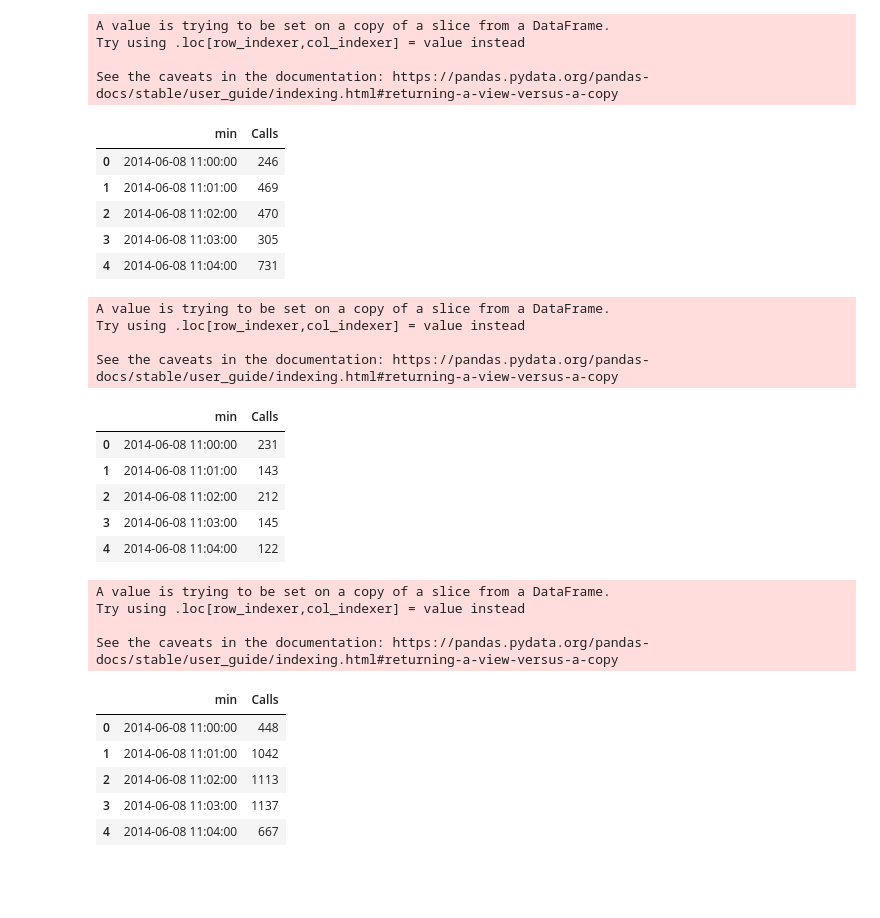
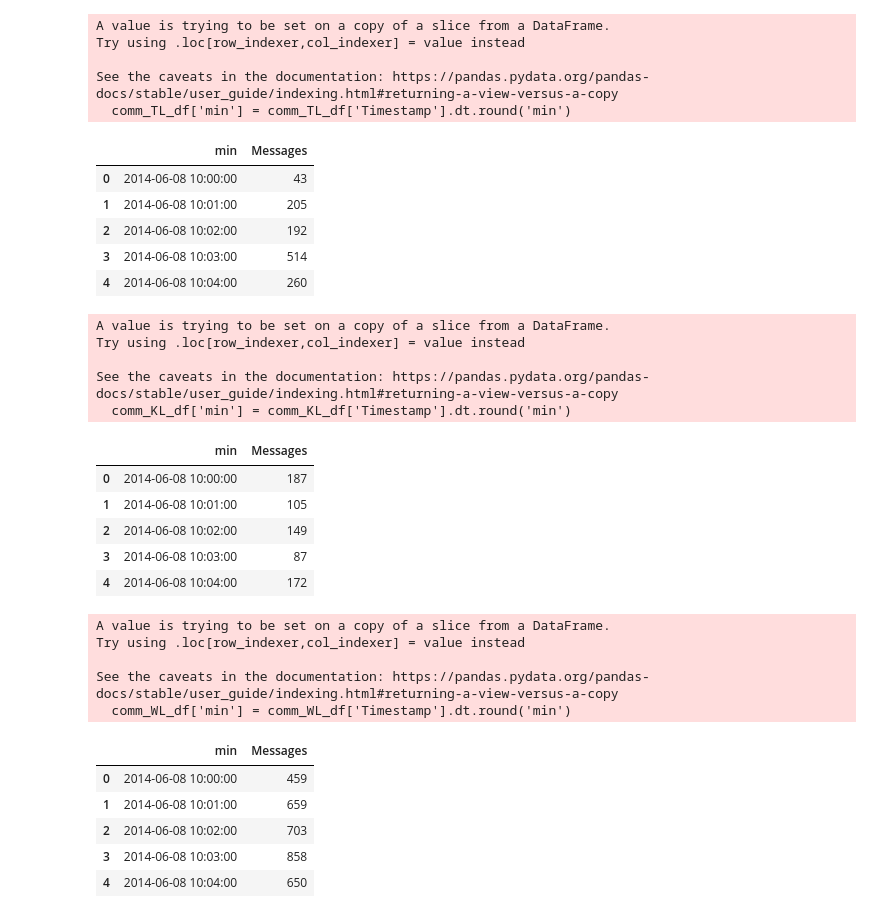
Before and after one commit to CelestialSloth/csc235-hw02, a Jupyter notebook: messages_location.ipynb, the cells around one changed output. Cells and saved outputs as stored; diff of their text form; code cells hidden in the pictures; blank space fills up the shorter version.

```diff
--- a/calls_location.ipynb
+++ b/messages_location.ipynb
@@ -2,10 +2,15 @@
 import plotly.express as px, pandas as pd
 import plotly.graph_objects as go
 from plotly.subplots import make_subplots
+# %%
+#Filter date range
+start_date = '2014-06-08 10:00:00'
+end_date = '2014-06-08 13:00:00'
+
+comm_sun_df = pd.read_csv('hw02-data/Communication Data/comm-data-Sun.csv')
+comm_sun_df['Timestamp'] = pd.to_datetime(comm_sun_df['Timestamp'])
 # %%
-#Amount of calls per minute on Sunday btw 11:30-12:30 for #For 'Entry Corridor'
-comm_sun_df = pd.read_csv('hw02-data/Communication_data/comm-data-Sun.csv')
-comm_sun_df['Timestamp'] = pd.to_datetime(comm_sun_df['Timestamp'])
+#Amount of messages per minute on Sunday btw 11:30-12:30 for #For 'Entry Corridor'
 mask_EC = (comm_sun_df['location'] == 'Entry Corridor')
 comm_EC_df = comm_sun_df.loc[mask_EC]
 comm_EC_df.head()
@@ -14,13 +19,11 @@ comm_EC_df.head()
 comm_EC_df['min'] = comm_EC_df['Timestamp'].dt.round('min')
 
 #Filter date range
-start_date = '2014-06-08 11:00:00'
-end_date = '2014-06-08 13:00:00'
 mask = (comm_EC_df['Timestamp'] >= start_date) & (comm_EC_df['Timestamp'] <= end_date)
 comm_EC_noon_df = comm_EC_df.loc[mask]
 
 #Group by minute
-comm_EC_noon_df = comm_EC_noon_df.groupby('min').size().reset_index(name='Calls')
+comm_EC_noon_df = comm_EC_noon_df.groupby('min').size().reset_index(name='Messages')
 
 comm_EC_noon_df.head()
 # %% [output]
@@ -37,39 +41,34 @@ See the caveats in the documentation: https://pandas.pydata.org/pandas-docs/stab
 # %%
-#Amount of calls per minute on Sunday btw 11:30-12:30 for #For 'Tundra Land'
-comm_sun_df = pd.read_csv('hw02-data/Communication_data/comm-data-Sun.csv')
-comm_sun_df['Timestamp'] = pd.to_datetime(comm_sun_df['Timestamp'])
+#Amount of messages per minute on Sunday btw 11:30-12:30 for #For 'Tundra Land'
 mask_TL = (comm_sun_df['location'] == 'Tundra Land')
 comm_TL_df = comm_sun_df.loc[mask_TL]
 comm_TL_df.head()
 
 #filter by time
 comm_TL_df['min'] = comm_TL_df['Timestamp'].dt.round('min')
 
 #Filter date range
-start_date = '2014-06-08 11:00:00'
-end_date = '2014-06-08 13:00:00'
 mask = (comm_TL_df['Timestamp'] >= start_date) & (comm_TL_df['Timestamp'] <= end_date)
 comm_TL_noon_df = comm_TL_df.loc[mask]
 
 #Group by minute
-comm_TL_noon_df = comm_TL_noon_df.groupby('min').size().reset_index(name='Calls')
+comm_TL_noon_df = comm_TL_noon_df.groupby('min').size().reset_index(name='Messages')
 
 comm_TL_noon_df.head()
 # %% [output]
 A value is trying to be set on a copy of a slice from a DataFrame.
 Try using .loc[row_indexer,col_indexer] = value instead
 
 See the caveats in the documentation: https://pandas.pydata.org/pandas-docs/stable/user_guide/indexing.html#returning-a-view-versus-a-copy
+  comm_TL_df['min'] = comm_TL_df['Timestamp'].dt.round('min')
-|  | min | Calls |
-| 0 | 2014-06-08 11:00:00 | 246 |
-| 1 | 2014-06-08 11:01:00 | 469 |
-| 2 | 2014-06-08 11:02:00 | 470 |
-| 3 | 2014-06-08 11:03:00 | 305 |
-| 4 | 2014-06-08 11:04:00 | 731 |
+|  | min | Messages |
+| 0 | 2014-06-08 10:00:00 | 43 |
+| 1 | 2014-06-08 10:01:00 | 205 |
+| 2 | 2014-06-08 10:02:00 | 192 |
+| 3 | 2014-06-08 10:03:00 | 514 |
+| 4 | 2014-06-08 10:04:00 | 260 |
 # %%
-#Amount of calls per minute on Sunday btw 11:30-12:30 for #For 'Kiddie Land'
-comm_sun_df = pd.read_csv('hw02-data/Communication_data/comm-data-Sun.csv')
-comm_sun_df['Timestamp'] = pd.to_datetime(comm_sun_df['Timestamp'])
+#Amount of messages per minute on Sunday btw 11:30-12:30 for #For 'Kiddie Land'
 mask_KL = (comm_sun_df['location'] == 'Kiddie Land')
 comm_KL_df = comm_sun_df.loc[mask_KL]
 comm_KL_df.head()
@@ -78,13 +77,11 @@ comm_KL_df.head()
 comm_KL_df['min'] = comm_KL_df['Timestamp'].dt.round('min')
 
 #
-start_date = '2014-06-08 11:00:00'
-end_date = '2014-06-08 13:00:00'
 mask = (comm_KL_df['Timestamp'] >= start_date) & (comm_KL_df['Timestamp'] <= end_date)
 comm_KL_noon_df = comm_KL_df.loc[mask]
 
 #Group by minute
-comm_KL_noon_df = comm_KL_noon_df.groupby('min').size().reset_index(name='Calls')
+comm_KL_noon_df = comm_KL_noon_df.groupby('min').size().reset_index(name='Messages')
 
 comm_KL_noon_df.head()
 # %% [output]
@@ -92,29 +89,26 @@ A value is trying to be set on a copy of a slice from a DataFrame.
 Try using .loc[row_indexer,col_indexer] = value instead
 
 See the caveats in the documentation: https://pandas.pydata.org/pandas-docs/stable/user_guide/indexing.html#returning-a-view-versus-a-copy
+  comm_KL_df['min'] = comm_KL_df['Timestamp'].dt.round('min')
-|  | min | Calls |
-| 0 | 2014-06-08 11:00:00 | 231 |
-| 1 | 2014-06-08 11:01:00 | 143 |
-| 2 | 2014-06-08 11:02:00 | 212 |
-| 3 | 2014-06-08 11:03:00 | 145 |
-| 4 | 2014-06-08 11:04:00 | 122 |
+|  | min | Messages |
+| 0 | 2014-06-08 10:00:00 | 187 |
+| 1 | 2014-06-08 10:01:00 | 105 |
+| 2 | 2014-06-08 10:02:00 | 149 |
+| 3 | 2014-06-08 10:03:00 | 87 |
+| 4 | 2014-06-08 10:04:00 | 172 |
 # %%
-#Amount of calls per minute on Sunday btw 11:30-12:30 for #For 'Wet Land'
-comm_sun_df = pd.read_csv('hw02-data/Communication_data/comm-data-Sun.csv')
-comm_sun_df['Timestamp'] = pd.to_datetime(comm_sun_df['Timestamp'])
+#Amount of messages per minute on Sunday btw 11:30-12:30 for #For 'Wet Land'
 mask_WL = (comm_sun_df['location'] == 'Wet Land')
 comm_WL_df = comm_sun_df.loc[mask_WL]
 comm_WL_df.head()
 
 #filter by time
 comm_WL_df['min'] = comm_WL_df['Timestamp'].dt.round('min')
-start_date = '2014-06-08 11:00:00'
-end_date = '2014-06-08 13:00:00'
 mask = (comm_WL_df['Timestamp'] >= start_date) & (comm_WL_df['Timestamp'] <= end_date)
 comm_WL_noon_df = comm_WL_df.loc[mask]
 
 #Group by minute
-comm_WL_noon_df = comm_WL_noon_df.groupby('min').size().reset_index(name='Calls')
+comm_WL_noon_df = comm_WL_noon_df.groupby('min').size().reset_index(name='Messages')
 
 comm_WL_noon_df.head()
 # %% [output]
@@ -122,10 +116,11 @@ A value is trying to be set on a copy of a slice from a DataFrame.
 Try using .loc[row_indexer,col_indexer] = value instead
 
 See the caveats in the documentation: https://pandas.pydata.org/pandas-docs/stable/user_guide/indexing.html#returning-a-view-versus-a-copy
+  comm_WL_df['min'] = comm_WL_df['Timestamp'].dt.round('min')
-|  | min | Calls |
-| 0 | 2014-06-08 11:00:00 | 448 |
-| 1 | 2014-06-08 11:01:00 | 1042 |
-| 2 | 2014-06-08 11:02:00 | 1113 |
-| 3 | 2014-06-08 11:03:00 | 1137 |
-| 4 | 2014-06-08 11:04:00 | 667 |
+|  | min | Messages |
+| 0 | 2014-06-08 10:00:00 | 459 |
+| 1 | 2014-06-08 10:01:00 | 659 |
+| 2 | 2014-06-08 10:02:00 | 703 |
+| 3 | 2014-06-08 10:03:00 | 858 |
+| 4 | 2014-06-08 10:04:00 | 650 |
 # %%
```
Also changed, not shown: parts of 3 cells of this notebook.
